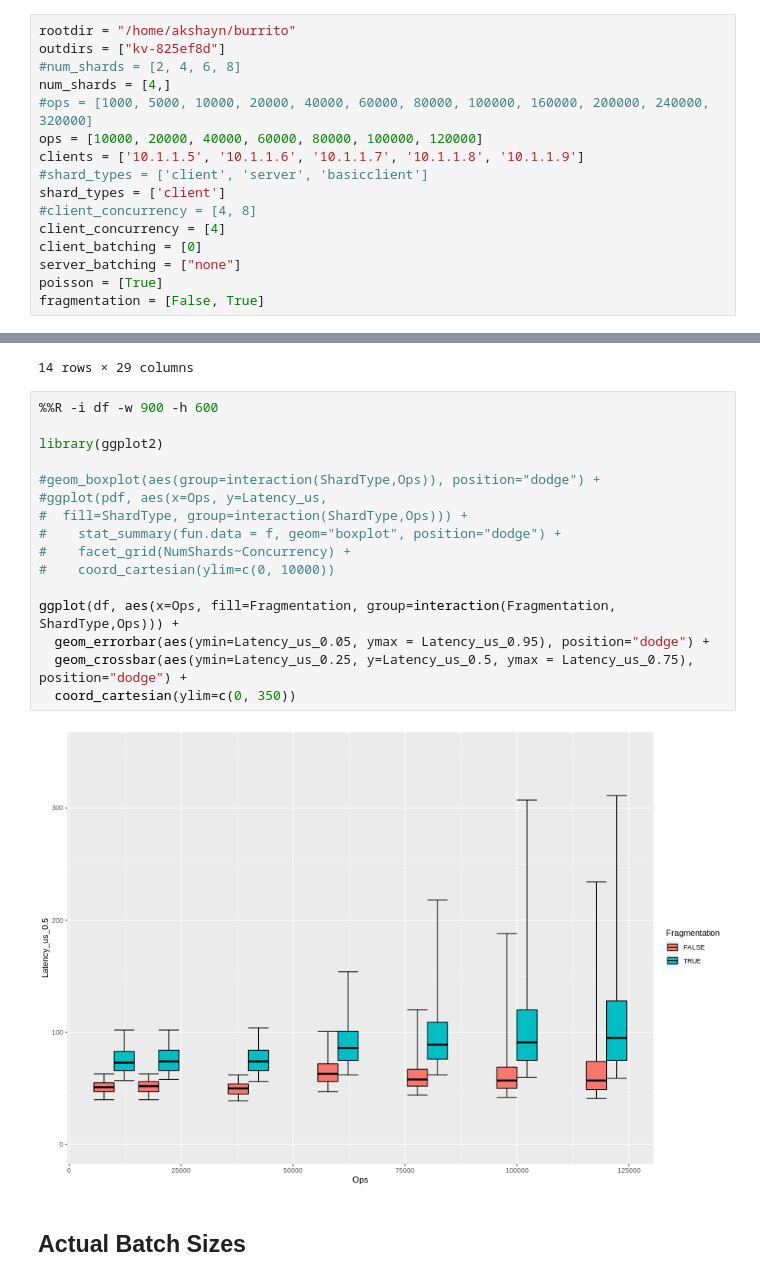
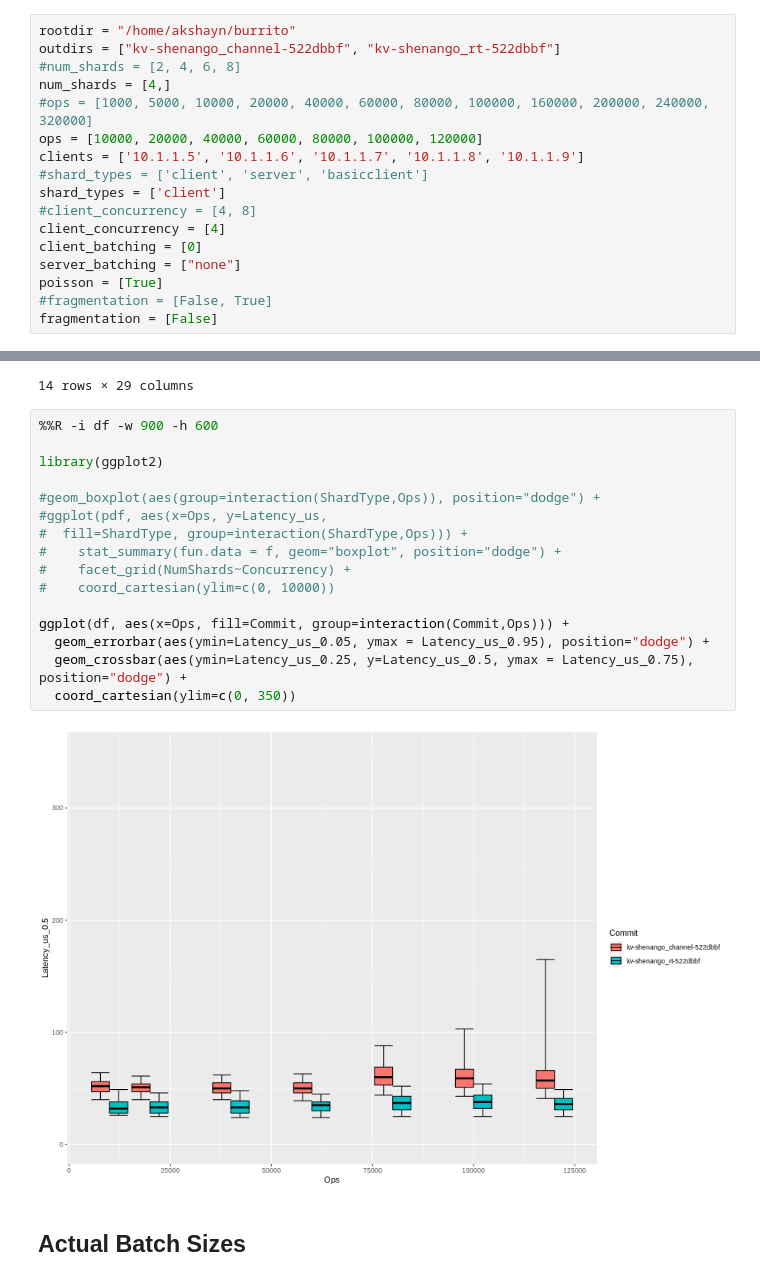
Before and after one commit to akshayknarayan/burrito, a Jupyter notebook: scripts/kv.ipynb, the cells around one changed output, grey strips where cells are left out. Drawn from its saved outputs; the diff is of its cells as text.

```diff
--- a/scripts/kv.ipynb
+++ b/scripts/kv.ipynb
@@ -31,6 +40,6 @@ RuntimeError: Maybe you called ray.init twice by accident? This error can be sup
 # %%
 rootdir = "/home/akshayn/burrito"
-outdirs = ["kv-825ef8d"]
+outdirs = ["kv-shenango_channel-522dbbf", "kv-shenango_rt-522dbbf"]
 #num_shards = [2, 4, 6, 8]
 num_shards = [4,]
 #ops = [1000, 5000, 10000, 20000, 40000, 60000, 80000, 100000, 160000, 200000, 240000, 320000]
@@ -43,7 +52,8 @@ client_concurrency = [4]
 client_batching = [0]
 server_batching = ["none"]
 poisson = [True]
-fragmentation = [False, True]
+#fragmentation = [False, True]
+fragmentation = [False]
 # %%
 # note: this aggregates requestclients together
 
@@ -125,21 +135,21 @@ df
 # %%
 %%R -i df -w 900 -h 600
 
 library(ggplot2)
 
 #geom_boxplot(aes(group=interaction(ShardType,Ops)), position="dodge") +
 #ggplot(pdf, aes(x=Ops, y=Latency_us,
 #  fill=ShardType, group=interaction(ShardType,Ops))) +
 #    stat_summary(fun.data = f, geom="boxplot", position="dodge") +
 #    facet_grid(NumShards~Concurrency) +
 #    coord_cartesian(ylim=c(0, 10000))
 
-ggplot(df, aes(x=Ops, fill=Fragmentation, group=interaction(Fragmentation, ShardType,Ops))) +
+ggplot(df, aes(x=Ops, fill=Commit, group=interaction(Commit,Ops))) +
   geom_errorbar(aes(ymin=Latency_us_0.05, ymax = Latency_us_0.95), position="dodge") +
   geom_crossbar(aes(ymin=Latency_us_0.25, y=Latency_us_0.5, ymax = Latency_us_0.75), position="dodge") +
   coord_cartesian(ylim=c(0, 350))
 # %% [output]
-[figure, old version]
+[figure, new version]
 # %% [markdown]
 ## Actual Batch Sizes
 # %%
```
Also changed, not shown: parts of 1 cell of this notebook, 4 other files.
